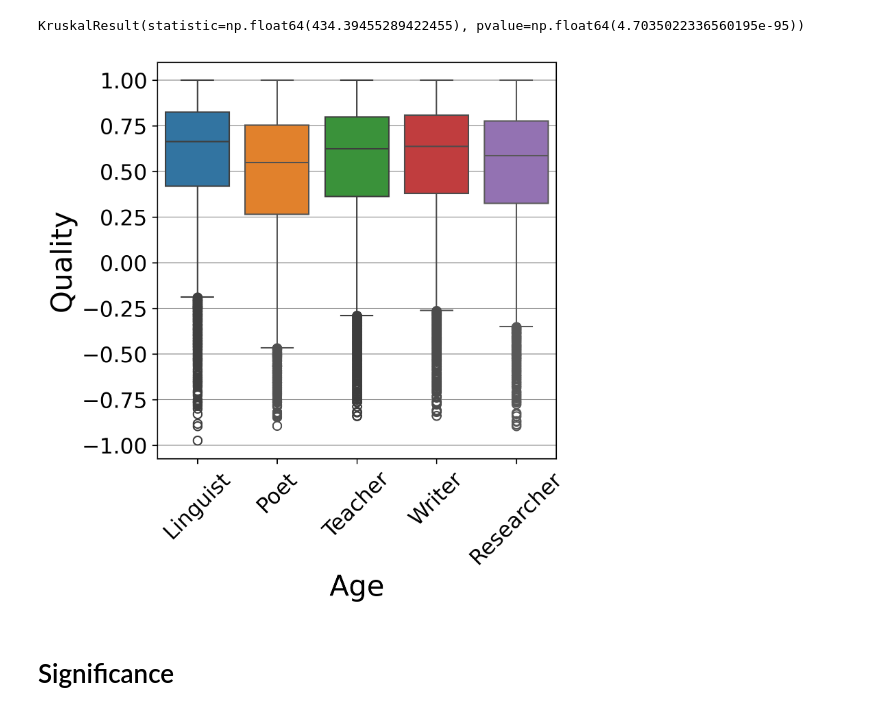
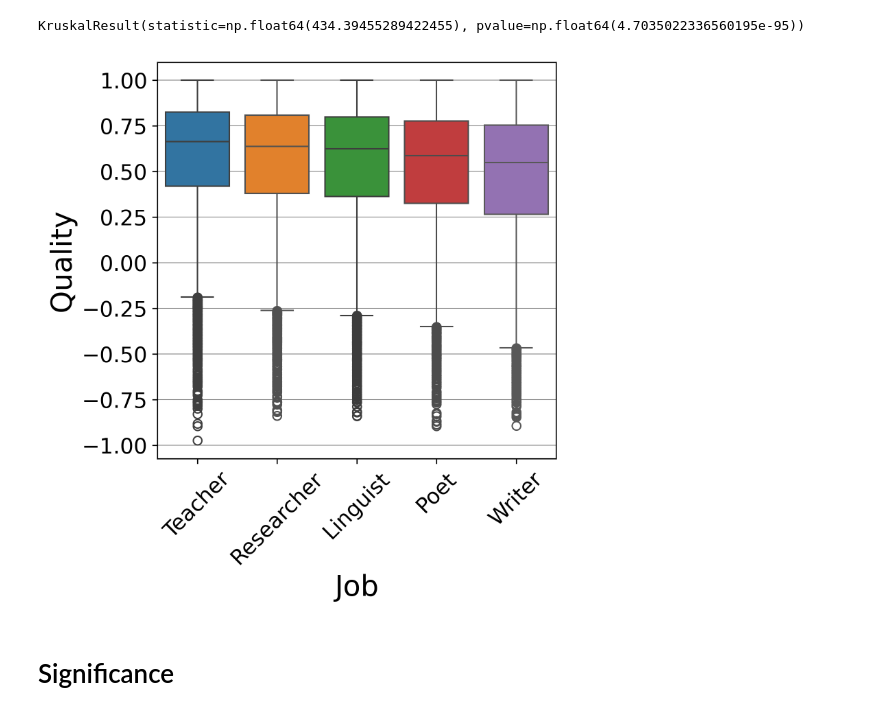
Before and after one commit to gpucce/abstract_llm, a Jupyter notebook: wordnet_study.ipynb, the cells around one changed output. Cells and saved outputs as stored; diff of their text form; code cells hidden in the pictures.

```diff
--- a/wordnet_study.ipynb
+++ b/wordnet_study.ipynb
@@ -397,29 +397,28 @@ def get_prompt_name(x):
 # %%
 fig, ax = plt.subplots(1, 1, figsize=(5, 5), dpi=300)
 ax.set_axisbelow(True)
 ax.yaxis.grid(color= 'gray', linewidth = 0.5)
 
 # sorting could be done better
 sorted_data = list(range(5))
-
-for idx, elem in zip([2, 4, 0, 1, 3], all_no_age_prompts["generic_prompts"][None].items()):
+for idx, elem in zip([2, 3, 0, 4, 1], all_no_age_prompts["generic_prompts"][None].items()):
     sorted_data[idx] = elem
-
+sorted_data = {get_prompt_name(i):j for i,j in sorted_data}
 
 get_box_plots(
     {
-        get_prompt_name(j):[h["list_spec_corr"] for h in i]
-        for j, i in sorted_data if "60" not in j},
+        j:[h["list_spec_corr"] for h in i]
+        for j, i in sorted_data.items()},
     ax=ax,
     # legend_kwargs={"loc":"upper center", "bbox_to_anchor":(0.5, 1.16), "ncol":6, "fontsize":15}
     )
 ax.set_xticks(range(0, len(all_no_age_prompts["generic_prompts"][None])))
-ax.set_xticklabels([get_prompt_name(j) for j in all_no_age_prompts["generic_prompts"][None]], fontsize=15, rotation=45)
-ax.set_xlabel("Age", fontsize=20)
+ax.set_xticklabels([j for j in sorted_data], fontsize=15, rotation=45)
+ax.set_xlabel("Job", fontsize=20)
 ax.set_ylabel("Quality", fontsize=20)
 fig.savefig("/home/giovanni/Latex/ladders_wordnet_conference_2025/plots/boxplot_job_concreteness.pdf", dpi=300, bbox_inches="tight")
 # %% [output]
-[figure, old version]
+[figure, new version]
 # %% [markdown]
 # Significance
 # %%
```
Also changed, not shown: parts of 3 cells of this notebook, 1 other file.
